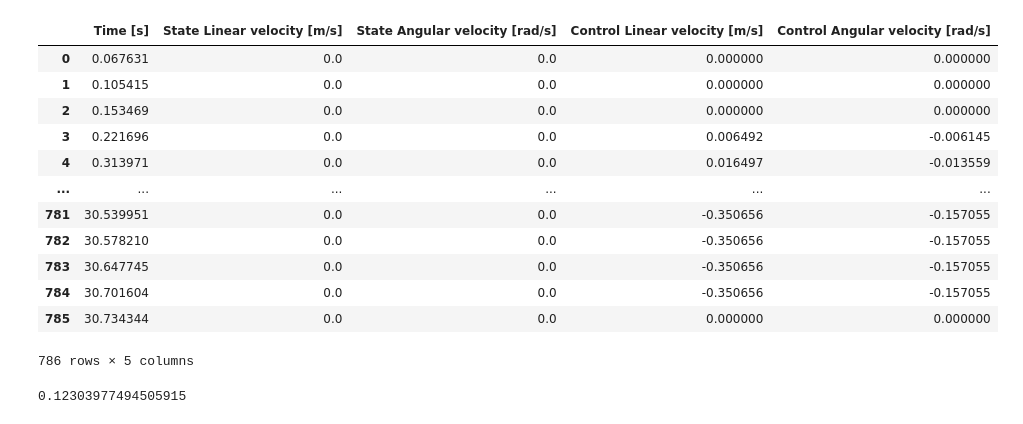
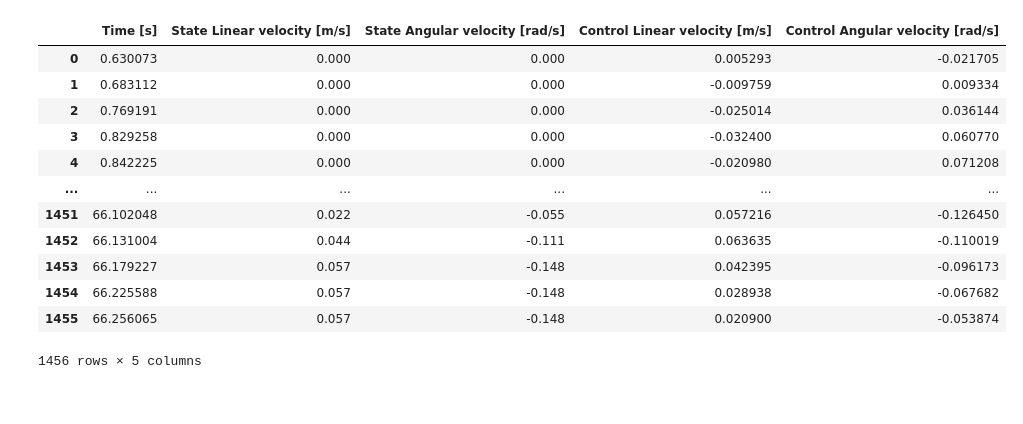
Before and after one commit to AlbericDeLajarte/mobile_base_body_tracking, a Jupyter notebook: log/log_plot.ipynb, the cells around one changed output. Saved outputs shown, nothing was run; the diff lists cells and outputs as text; code cells hidden in the pictures.

```diff
--- a/log/log_plot.ipynb
+++ b/log/log_plot.ipynb
@@ -1,22 +1,22 @@
 # %%
 import pandas as pd
 
-data = pd.read_csv("07_31_2024-08:05PM:48.csv", header=1)
+data = pd.read_csv("08_12_2024-08:42PM:23.csv", header=0)
 data
 # %% [output]
 |  | Time [s] | State Linear velocity [m/s] | State Angular velocity [rad/s] | Control Linear velocity [m/s] | Control Angular velocity [rad/s] |
-| 0 | 0.067631 | 0.0 | 0.0 | 0.000000 | 0.000000 |
-| 1 | 0.105415 | 0.0 | 0.0 | 0.000000 | 0.000000 |
-| 2 | 0.153469 | 0.0 | 0.0 | 0.000000 | 0.000000 |
-| 3 | 0.221696 | 0.0 | 0.0 | 0.006492 | -0.006145 |
-| 4 | 0.313971 | 0.0 | 0.0 | 0.016497 | -0.013559 |
+| 0 | 0.630073 | 0.000 | 0.000 | 0.005293 | -0.021705 |
+| 1 | 0.683112 | 0.000 | 0.000 | -0.009759 | 0.009334 |
+| 2 | 0.769191 | 0.000 | 0.000 | -0.025014 | 0.036144 |
+| 3 | 0.829258 | 0.000 | 0.000 | -0.032400 | 0.060770 |
+| 4 | 0.842225 | 0.000 | 0.000 | -0.020980 | 0.071208 |
 | ... | ... | ... | ... | ... | ... |
-| 781 | 30.539951 | 0.0 | 0.0 | -0.350656 | -0.157055 |
-| 782 | 30.578210 | 0.0 | 0.0 | -0.350656 | -0.157055 |
-| 783 | 30.647745 | 0.0 | 0.0 | -0.350656 | -0.157055 |
-| 784 | 30.701604 | 0.0 | 0.0 | -0.350656 | -0.157055 |
-| 785 | 30.734344 | 0.0 | 0.0 | 0.000000 | 0.000000 |
+| 1451 | 66.102048 | 0.022 | -0.055 | 0.057216 | -0.126450 |
+| 1452 | 66.131004 | 0.044 | -0.111 | 0.063635 | -0.110019 |
+| 1453 | 66.179227 | 0.057 | -0.148 | 0.042395 | -0.096173 |
+| 1454 | 66.225588 | 0.057 | -0.148 | 0.028938 | -0.067682 |
+| 1455 | 66.256065 | 0.057 | -0.148 | 0.020900 | -0.053874 |
-786 rows × 5 columns
+1456 rows × 5 columns
 # %%
 import plotly.graph_objects as go
 from plotly.subplots import make_subplots
@@ -32,6 +33 @@ fig.add_trace(go.Scatter(x=data["Time [s]"], y=data["Control Angular velocity [r
 fig.show()
-# %%
-import numpy as np
-np.diff(data["Time [s]"].to_numpy()).mean()
-# %% [output]
-0.12303977494505915
```
Also changed, not shown: parts of 3 cells of this notebook, 3 other files.
